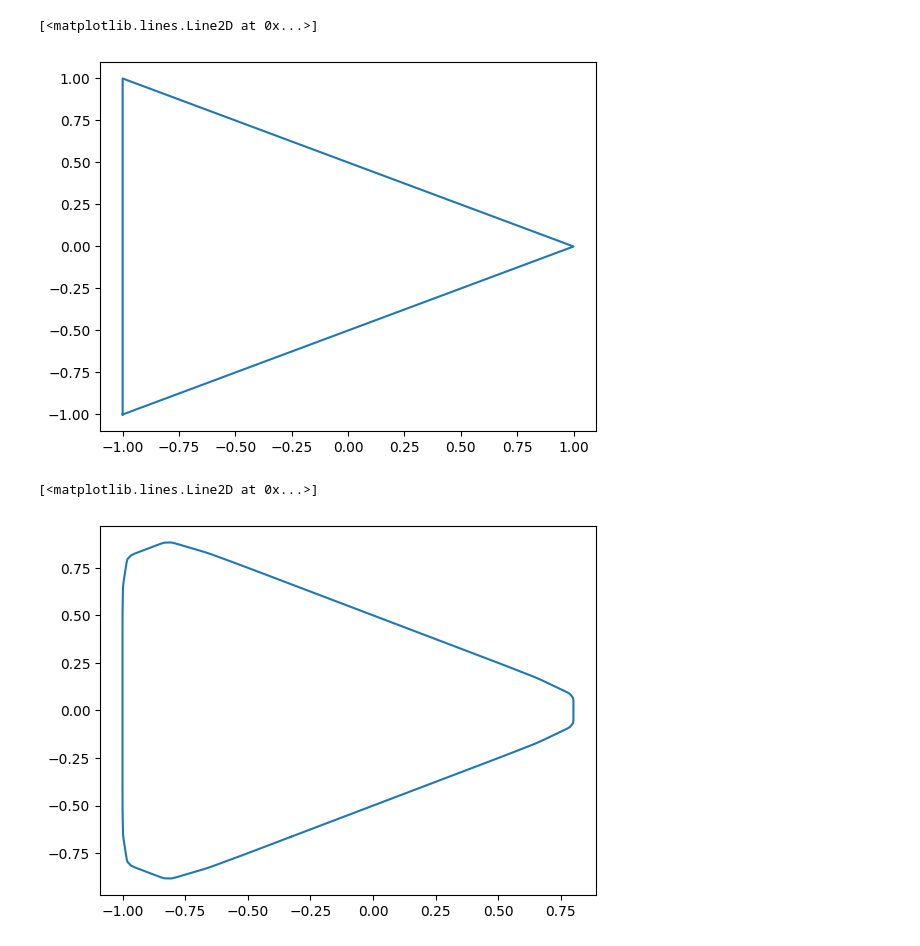
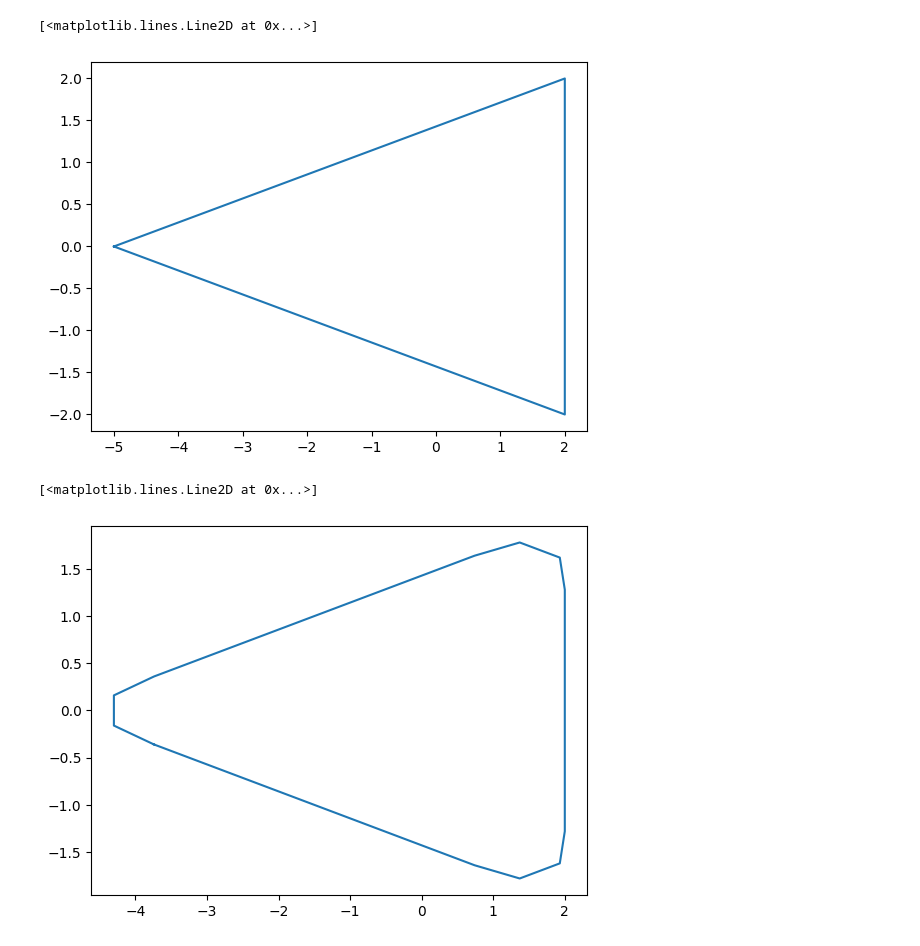
Before and after one commit to atomic14/kicad-coil-plugins, a Jupyter notebook: coil.ipynb, the cells around one changed output. Cells and saved outputs as stored; diff of their text form; code cells hidden in the pictures.

Commit message:
plot multiple coils

```diff
--- a/coil.ipynb
+++ b/coil.ipynb
@@ -7,7 +7,7 @@ from skspatial.objects import LineSegment
 # create a square shape
 # template = [(-1, -1), (1, -1), (1, 1), (-1 , 1)]
 # create a triangle
-template = [(-1, -1), (1, 0), (-1, 1)]
+template = [[-5, 0], (2, -2), (2, 2)]
 # interpolate the shape using numpy
 
 # create a circle template
@@ -17,24 +17,24 @@ template = [(-1, -1), (1, 0), (-1, 1)]
 plt.pyplot.plot([x for x, y in template] + [template[0][0]], [y for x, y in template] + [template[0][1]])
 # %% [output]
 [<matplotlib.lines.Line2D at 0x...>]
-[figure, old version]
+[figure, new version]
 # %%
 # apply Chaikin's algorithm to the template - corner cuttine
 def chaikin(arr, iterations):
     if iterations == 0:
         return arr
     l = len(arr)
     smoothed = []
     for i in range(l):
         x1, y1 = arr[i]
         x2, y2 = arr[(i+1)%l]
         smoothed.append([0.9*x1 + 0.1*x2,0.9*y1 + 0.1*y2])
         smoothed.append([0.1*x1 + 0.9*x2,0.1*y1 + 0.9*y2])
     return chaikin(smoothed, iterations - 1)
 
-template = chaikin(template, 5)
+template = chaikin(template, 2)
 plt.pyplot.plot([x for x, y in template] + [template[0][0]], [y for x, y in template] + [template[0][1]])
 # %% [output]
 [<matplotlib.lines.Line2D at 0x...>]
-[figure, old version]
+[figure, new version]
 # %%
```
Also changed, not shown: parts of 5 cells of this notebook, 2 other files.
